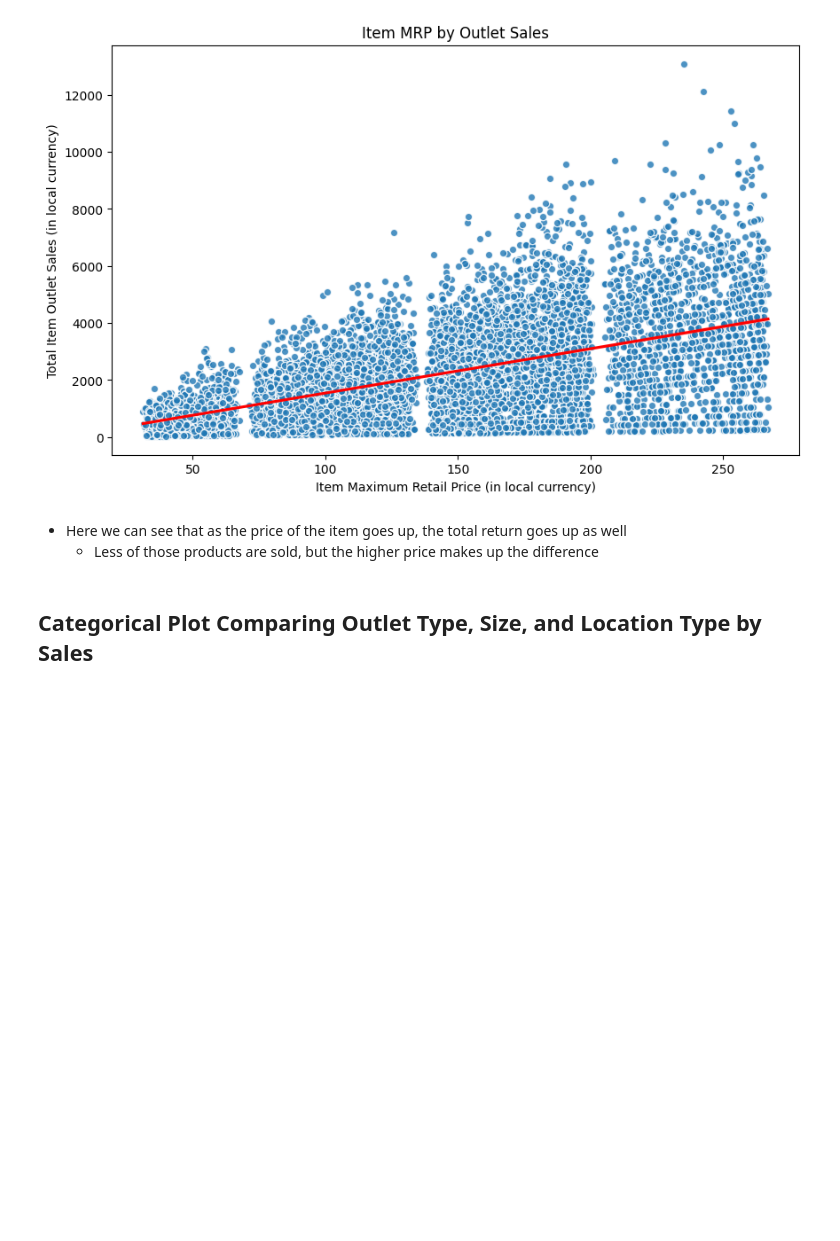
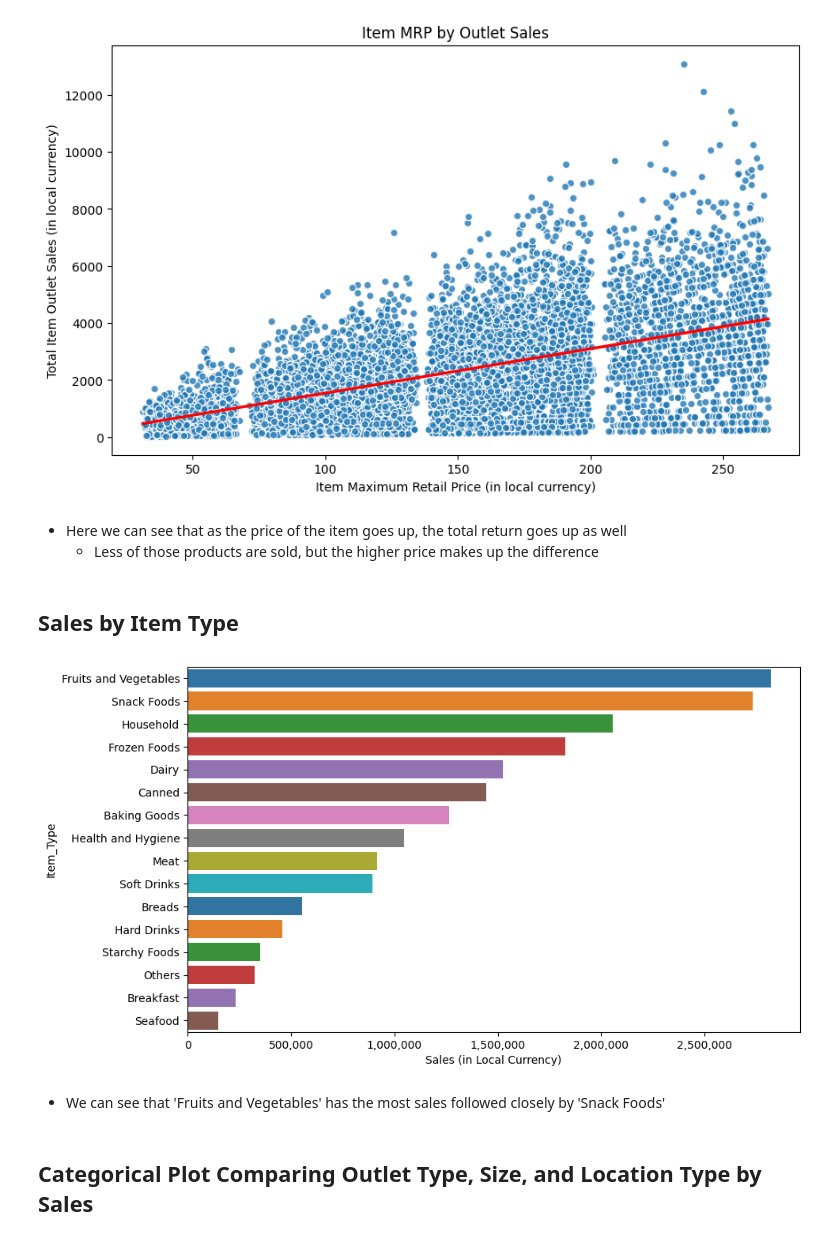
Before and after one commit to jonnunez92/Prediction-of-Product-Sales, a Jupyter notebook: Prediction_of_Product_Sales.ipynb, the cells around one changed output. Drawn from its saved outputs; the diff is of its cells as text; code cells hidden in the pictures; blank space fills up the shorter version.

```diff
--- a/Prediction_of_Product_Sales.ipynb
+++ b/Prediction_of_Product_Sales.ipynb
@@ -462,6 +462,22 @@ ax.set_ylabel("Total Item Outlet Sales (in local currency)");
 # %% [markdown]
 - Here we can see that as the price of the item goes up, the total return goes up as well
   - Less of those products are sold, but the higher price makes up the difference
+# %% [markdown]
+## Sales by Item Type
+# %%
+import matplotlib.ticker as ticker
+
+df_sorted = sales_df.groupby('Item_Type')['Item_Outlet_Sales'].sum().reset_index().sort_values('Item_Outlet_Sales', ascending=False)
+
+fig, ax = plt.subplots(figsize=(10, 6))
+sns.barplot(data=df_sorted, x='Item_Outlet_Sales', y='Item_Type', order=df_sorted['Item_Type'], palette='tab10')
+ax.set_xlabel('Sales (in Local Currency)')
+price_fmt = ticker.StrMethodFormatter("{x:,.0f}")
+ax.xaxis.set_major_formatter(price_fmt);
+# %% [output]
+[figure, added]
+# %% [markdown]
+- We can see that 'Fruits and Vegetables' has the most sales followed closely by 'Snack Foods'
 # %% [markdown]
 ## Categorical Plot Comparing Outlet Type, Size, and Location Type by Sales
 # %%
```
Also changed, not shown: parts of 43 cells of this notebook.
